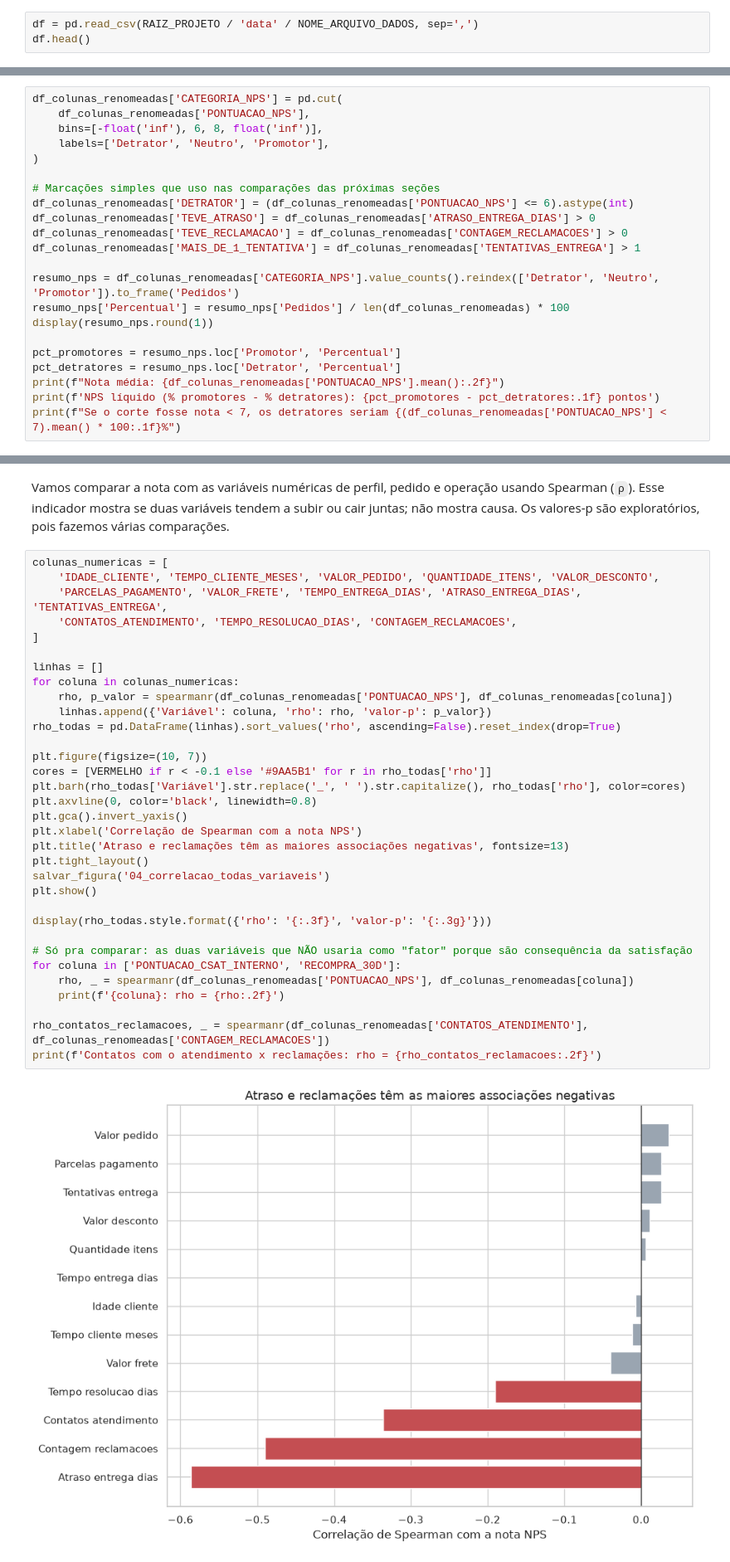
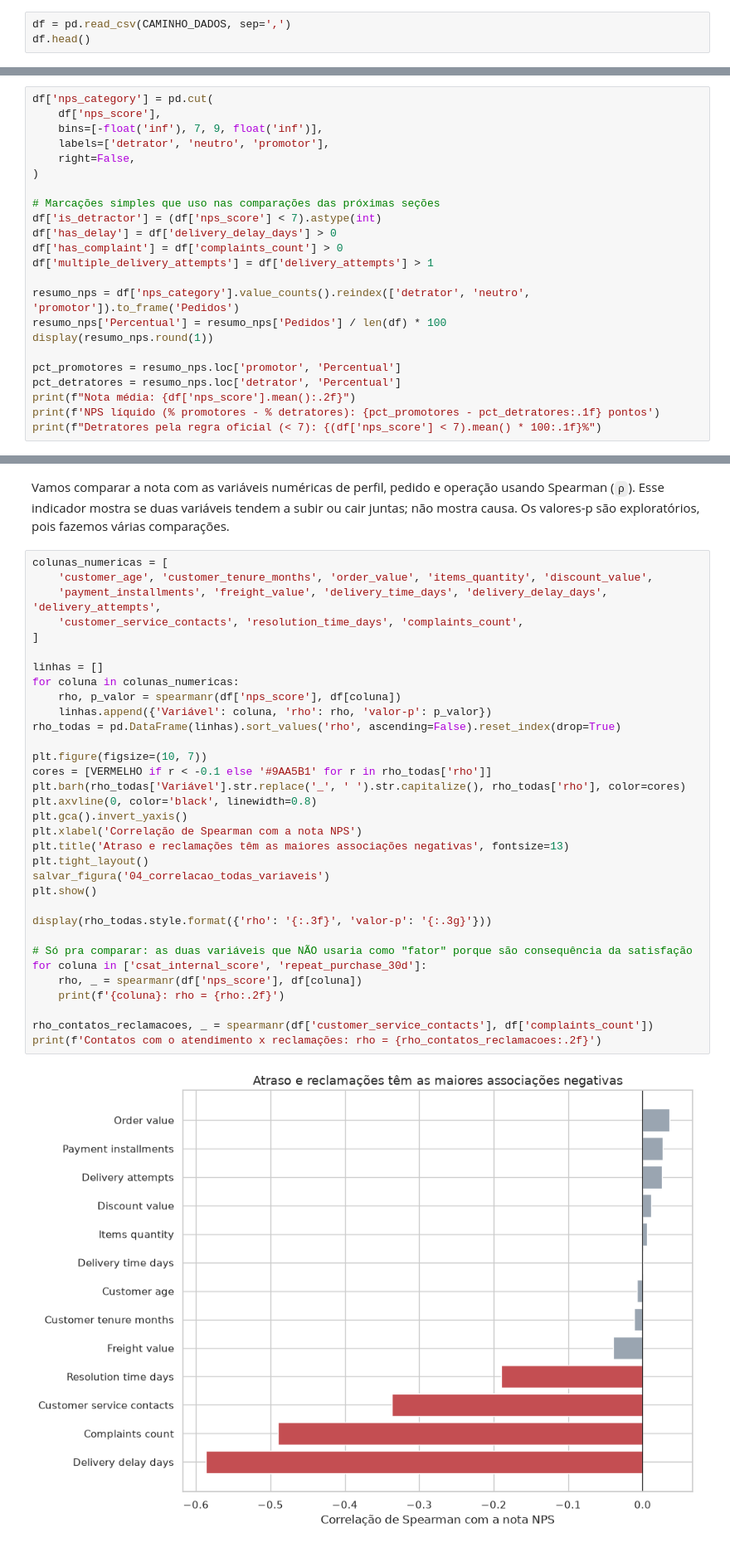
Before and after one commit to Caetanodassis/tech-challenge-fase1-nps-preditivo, a Jupyter notebook: notebooks/01_eda_negocio.ipynb, the cells around one changed output, grey strips where cells are left out. Shown at 83% size. Drawn from its saved outputs; the diff is of its cells as text.

```diff
--- a/notebooks/01_eda_negocio.ipynb
+++ b/notebooks/01_eda_negocio.ipynb
@@ -87,7 +102,7 @@ def tabela_por_grupo(dados, coluna):
 # %% [markdown]
 ### 1.1 Carregamento e primeira olhada
 # %%
-df = pd.read_csv(RAIZ_PROJETO / 'data' / NOME_ARQUIVO_DADOS, sep=',')
+df = pd.read_csv(CAMINHO_DADOS, sep=',')
 df.head()
 # %% [output]
 |  | customer_id | customer_age | customer_region | customer_tenure_months | order_id | order_value | ... |
@@ -231,26 +223,27 @@ As notas incluem casas decimais. Para comparar os pedidos, vamos usar esta regra
 
 É a convenção adotada neste trabalho; comparações com outras análises devem usar os mesmos limites.
 # %%
-df_colunas_renomeadas['CATEGORIA_NPS'] = pd.cut(
-    df_colunas_renomeadas['PONTUACAO_NPS'],
-    bins=[-float('inf'), 6, 8, float('inf')],
-    labels=['Detrator', 'Neutro', 'Promotor'],
+df['nps_category'] = pd.cut(
+    df['nps_score'],
+    bins=[-float('inf'), 7, 9, float('inf')],
+    labels=['detrator', 'neutro', 'promotor'],
+    right=False,
 )
 
 # Marcações simples que uso nas comparações das próximas seções
-df_colunas_renomeadas['DETRATOR'] = (df_colunas_renomeadas['PONTUACAO_NPS'] <= 6).astype(int)
-df_colunas_renomeadas['TEVE_ATRASO'] = df_colunas_renomeadas['ATRASO_ENTREGA_DIAS'] > 0
-df_colunas_renomeadas['TEVE_RECLAMACAO'] = df_colunas_renomeadas['CONTAGEM_RECLAMACOES'] > 0
-df_colunas_renomeadas['MAIS_DE_1_TENTATIVA'] = df_colunas_renomeadas['TENTATIVAS_ENTREGA'] > 1
+df['is_detractor'] = (df['nps_score'] < 7).astype(int)
+df['has_delay'] = df['delivery_delay_days'] > 0
+df['has_complaint'] = df['complaints_count'] > 0
+df['multiple_delivery_attempts'] = df['delivery_attempts'] > 1
 
-resumo_nps = df_colunas_renomeadas['CATEGORIA_NPS'].value_counts().reindex(['Detrator', 'Neutro', 'Promotor']).to_frame('Pedidos')
-resumo_nps['Percentual'] = resumo_nps['Pedidos'] / len(df_colunas_renomeadas) * 100
+resumo_nps = df['nps_category'].value_counts().reindex(['detrator', 'neutro', 'promotor']).to_frame('Pedidos')
+resumo_nps['Percentual'] = resumo_nps['Pedidos'] / len(df) * 100
 display(resumo_nps.round(1))
 
-pct_promotores = resumo_nps.loc['Promotor', 'Percentual']
-pct_detratores = resumo_nps.loc['Detrator', 'Percentual']
-print(f"Nota média: {df_colunas_renomeadas['PONTUACAO_NPS'].mean():.2f}")
+pct_promotores = resumo_nps.loc['promotor', 'Percentual']
+pct_detratores = resumo_nps.loc['detrator', 'Percentual']
+print(f"Nota média: {df['nps_score'].mean():.2f}")
 print(f'NPS líquido (% promotores - % detratores): {pct_promotores - pct_detratores:.1f} pontos')
-print(f"Se o corte fosse nota < 7, os detratores seriam {(df_colunas_renomeadas['PONTUACAO_NPS'] < 7).mean() * 100:.1f}%")
+print(f"Detratores pela regra oficial (< 7): {(df['nps_score'] < 7).mean() * 100:.1f}%")
 # %% [output]
 |  | Pedidos | Percentual |
@@ -287,37 +280,37 @@ Com essa regra, **74,0%** dos pedidos são detratores, **17,9%** neutros e **8,0
 Vamos comparar a nota com as variáveis numéricas de perfil, pedido e operação usando Spearman (`ρ`). Esse indicador mostra se duas variáveis tendem a subir ou cair juntas; não mostra causa. Os valores-p são exploratórios, pois fazemos várias comparações.
 # %%
 colunas_numericas = [
-    'IDADE_CLIENTE', 'TEMPO_CLIENTE_MESES', 'VALOR_PEDIDO', 'QUANTIDADE_ITENS', 'VALOR_DESCONTO',
-    'PARCELAS_PAGAMENTO', 'VALOR_FRETE', 'TEMPO_ENTREGA_DIAS', 'ATRASO_ENTREGA_DIAS', 'TENTATIVAS_ENTREGA',
-    'CONTATOS_ATENDIMENTO', 'TEMPO_RESOLUCAO_DIAS', 'CONTAGEM_RECLAMACOES',
+    'customer_age', 'customer_tenure_months', 'order_value', 'items_quantity', 'discount_value',
+    'payment_installments', 'freight_value', 'delivery_time_days', 'delivery_delay_days', 'delivery_attempts',
+    'customer_service_contacts', 'resolution_time_days', 'complaints_count',
 ]
 
 linhas = []
 for coluna in colunas_numericas:
-    rho, p_valor = spearmanr(df_colunas_renomeadas['PONTUACAO_NPS'], df_colunas_renomeadas[coluna])
+    rho, p_valor = spearmanr(df['nps_score'], df[coluna])
     linhas.append({'Variável': coluna, 'rho': rho, 'valor-p': p_valor})
 rho_todas = pd.DataFrame(linhas).sort_values('rho', ascending=False).reset_index(drop=True)
 
 plt.figure(figsize=(10, 7))
 cores = [VERMELHO if r < -0.1 else '#9AA5B1' for r in rho_todas['rho']]
 plt.barh(rho_todas['Variável'].str.replace('_', ' ').str.capitalize(), rho_todas['rho'], color=cores)
 plt.axvline(0, color='black', linewidth=0.8)
 plt.gca().invert_yaxis()
 plt.xlabel('Correlação de Spearman com a nota NPS')
 plt.title('Atraso e reclamações têm as maiores associações negativas', fontsize=13)
 plt.tight_layout()
 salvar_figura('04_correlacao_todas_variaveis')
 plt.show()
 
 display(rho_todas.style.format({'rho': '{:.3f}', 'valor-p': '{:.3g}'}))
 
 # Só pra comparar: as duas variáveis que NÃO usaria como "fator" porque são consequência da satisfação
-for coluna in ['PONTUACAO_CSAT_INTERNO', 'RECOMPRA_30D']:
-    rho, _ = spearmanr(df_colunas_renomeadas['PONTUACAO_NPS'], df_colunas_renomeadas[coluna])
+for coluna in ['csat_internal_score', 'repeat_purchase_30d']:
+    rho, _ = spearmanr(df['nps_score'], df[coluna])
     print(f'{coluna}: rho = {rho:.2f}')
 
-rho_contatos_reclamacoes, _ = spearmanr(df_colunas_renomeadas['CONTATOS_ATENDIMENTO'], df_colunas_renomeadas['CONTAGEM_RECLAMACOES'])
+rho_contatos_reclamacoes, _ = spearmanr(df['customer_service_contacts'], df['complaints_count'])
 print(f'Contatos com o atendimento x reclamações: rho = {rho_contatos_reclamacoes:.2f}')
 # %% [output]
-[figure, old version]
+[figure, new version]
 |  | Variável | rho | valor-p |
```
Also changed, not shown: parts of 28 cells of this notebook, 12 other files.
